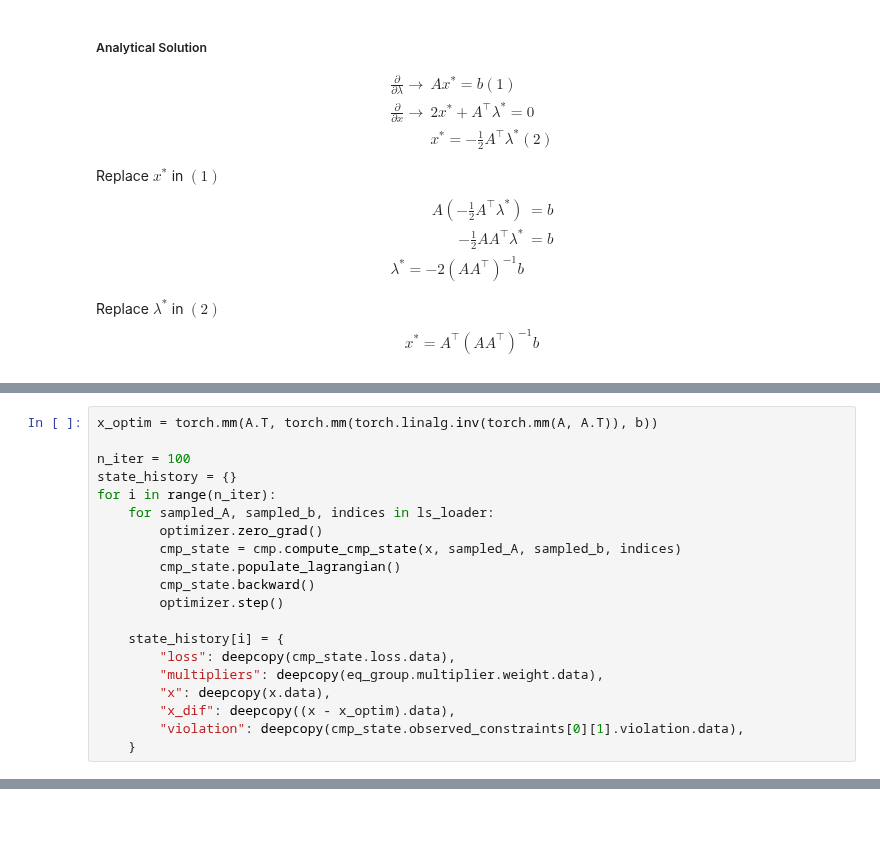
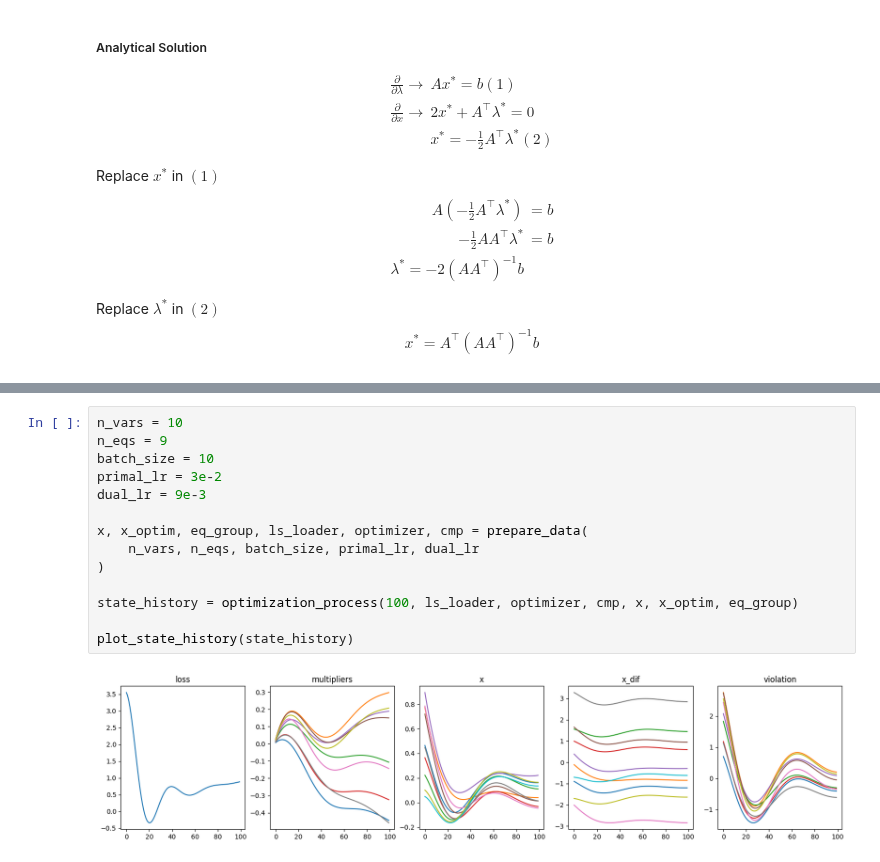
Before and after one commit to cooper-org/cooper, a Jupyter notebook: tutorials/least_squares.ipynb, the cells around one changed output, grey strips where cells are left out. Drawn from its saved outputs; the diff is of its cells as text; blank space fills up the shorter version.

```diff
--- a/tutorials/least_squares.ipynb
+++ b/tutorials/least_squares.ipynb
@@ -115,20 +87,0 @@ cmp = LeastSquares(eq_group=eq_group)
-# %%
-x_optim = torch.mm(A.T, torch.mm(torch.linalg.inv(torch.mm(A, A.T)), b))
-
-n_iter = 100
-state_history = {}
-for i in range(n_iter):
-    for sampled_A, sampled_b, indices in ls_loader:
-        optimizer.zero_grad()
-        cmp_state = cmp.compute_cmp_state(x, sampled_A, sampled_b, indices)
-        cmp_state.populate_lagrangian()
-        cmp_state.backward()
-        optimizer.step()
-
-    state_history[i] = {
-        "loss": deepcopy(cmp_state.loss.data),
-        "multipliers": deepcopy(eq_group.multiplier.weight.data),
-        "x": deepcopy(x.data),
-        "x_dif": deepcopy((x - x_optim).data),
-        "violation": deepcopy(cmp_state.observed_constraints[0][1].violation.data),
-    }
@@ -152,0 +172,16 @@ for ax, hist, title in zip(ax, hist_list, hist_names):
+# %%
+n_vars = 10
+n_eqs = 9
+batch_size = 10
+primal_lr = 3e-2
+dual_lr = 9e-3
+
+x, x_optim, eq_group, ls_loader, optimizer, cmp = prepare_data(
+    n_vars, n_eqs, batch_size, primal_lr, dual_lr
+)
+
+state_history = optimization_process(100, ls_loader, optimizer, cmp, x, x_optim, eq_group)
+
+plot_state_history(state_history)
+# %% [output]
+[figure, added]
```
Also changed, not shown: parts of 7 cells of this notebook.
